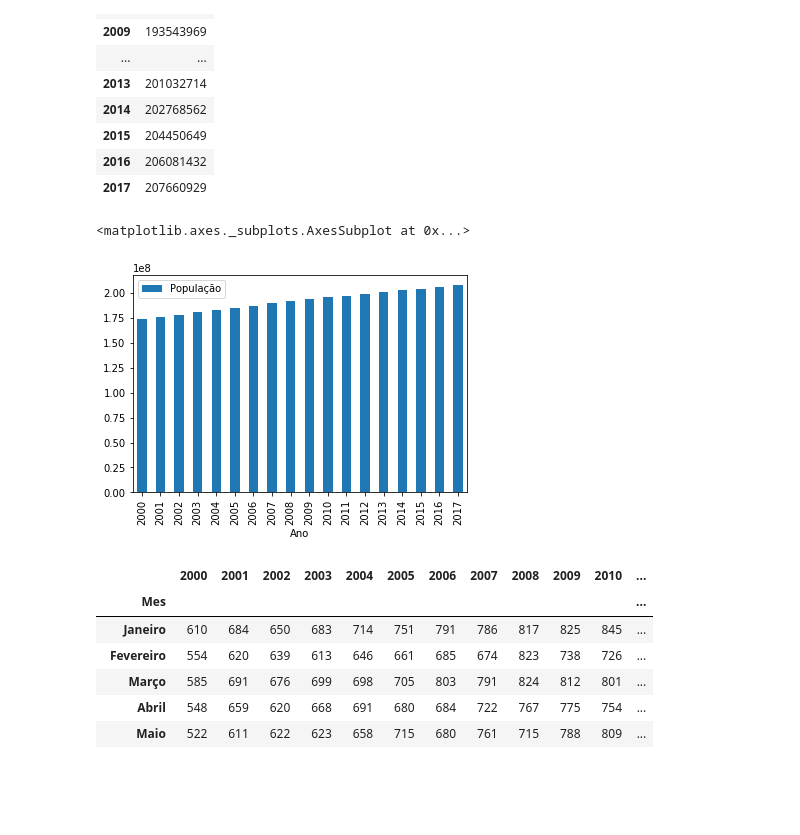
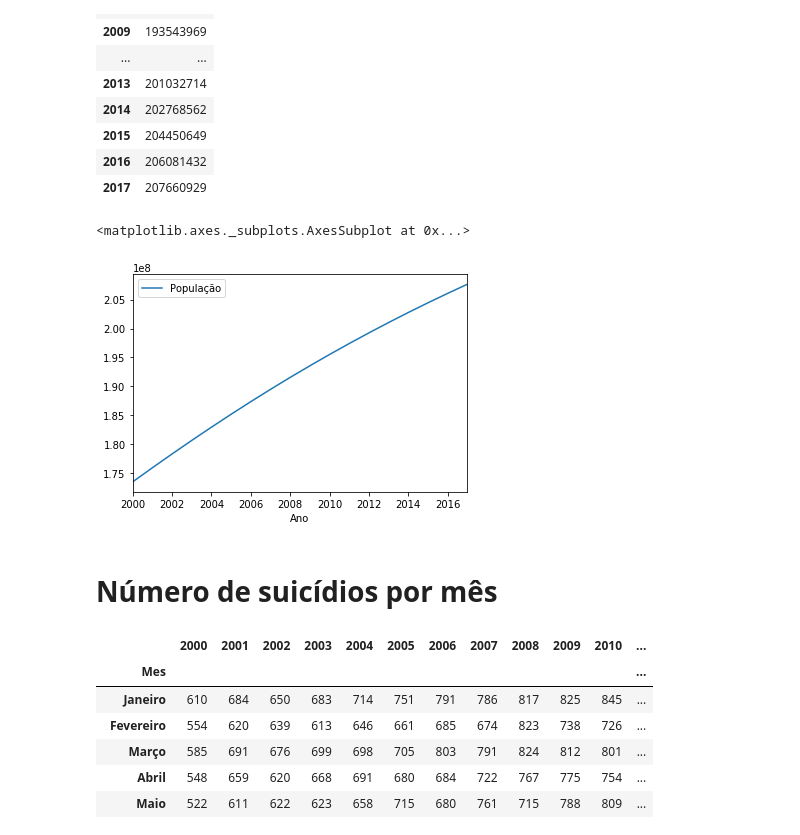
Before and after one commit to jamissonfreitas/IN1119, a Jupyter notebook: analise_mes_ano.ipynb, the cells around one changed output. Drawn from its saved outputs; the diff is of its cells as text; code cells hidden in the pictures; blank space fills up the shorter version.

```diff
--- a/analise_mes_ano.ipynb
+++ b/analise_mes_ano.ipynb
@@ -49,10 +51,12 @@ df_populacao
 | 2016 | 206081432 |
 | 2017 | 207660929 |
 # %%
-df_populacao.plot.bar()
+df_populacao.plot.line()
 # %% [output]
 <matplotlib.axes._subplots.AxesSubplot at 0x...>
-[figure, old version]
+[figure, new version]
+# %% [markdown]
+# Número de suicídios por mês
 # %%
 obitos_mes = StringIO("""
 "Mes";"2000";"2001";"2002";"2003";"2004";"2005";"2006";"2007";"2008";"2009";"2010";"2011";"2012";"2013";"2014";"2015";"2016";"2017";"Total"
```
Also changed, not shown: parts of 6 cells of this notebook.
